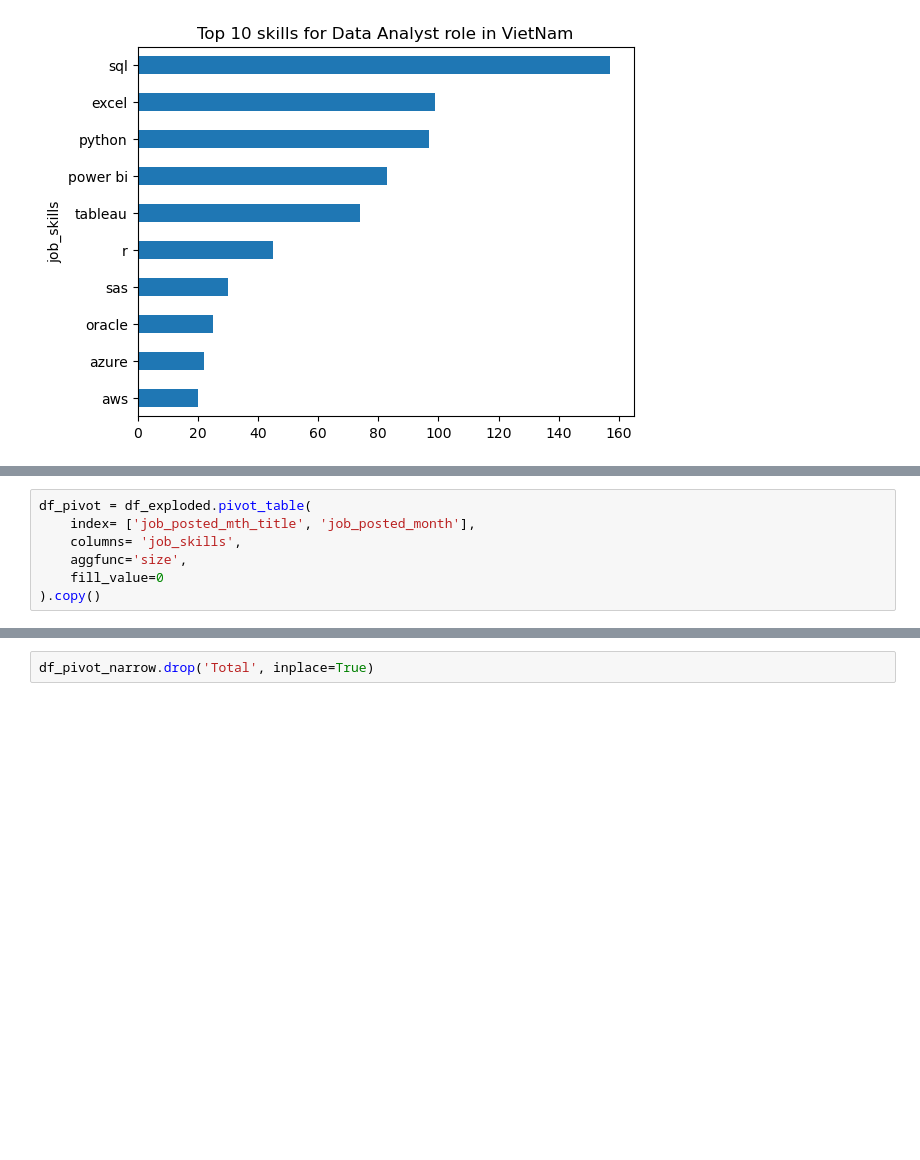
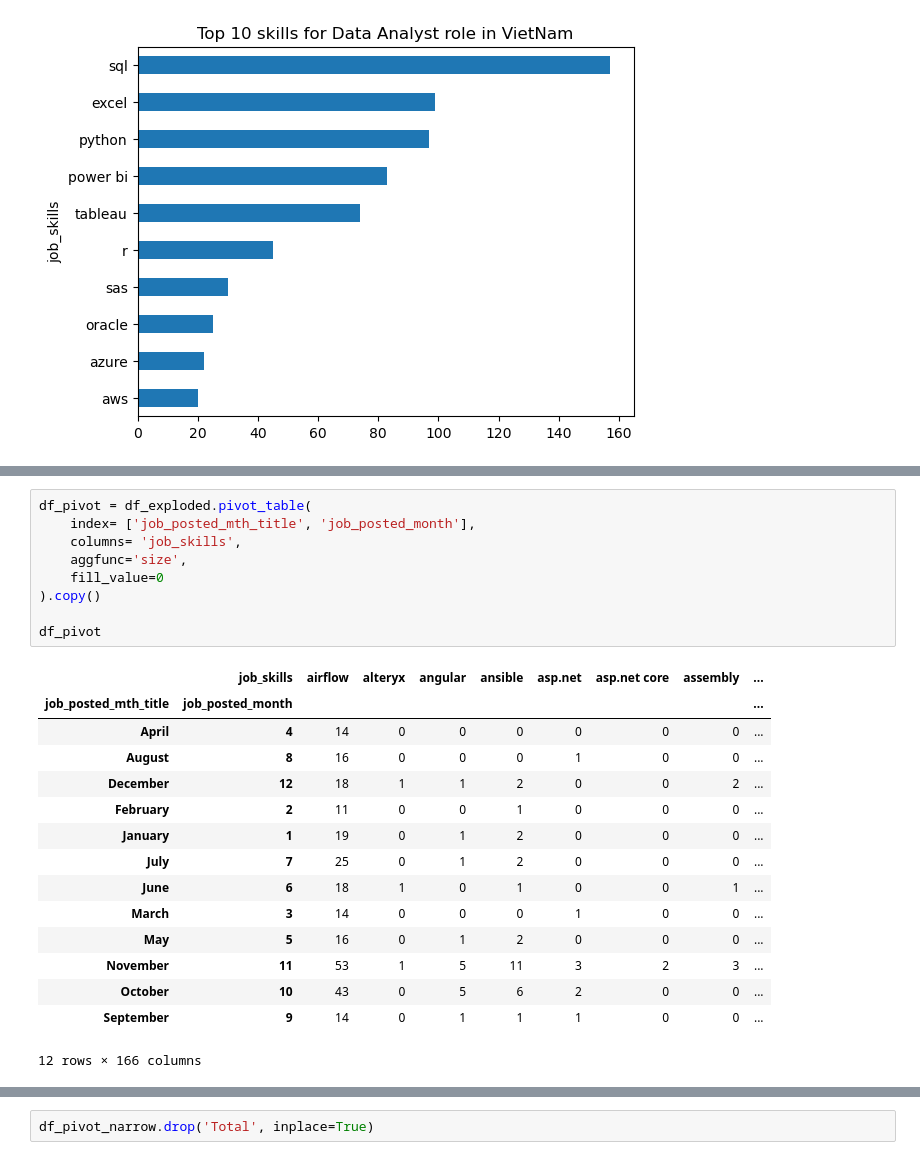
Before and after one commit to kunbox96/job-analysis, a Jupyter notebook: job_data.ipynb, the cells around one changed output, grey strips where cells are left out. Cells and saved outputs as stored; diff of their text form; blank space fills up the shorter version.

```diff
--- a/job_data.ipynb
+++ b/job_data.ipynb
@@ -358,9 +358,27 @@ df_vietnam.head(2)
 # %%
 df_pivot = df_exploded.pivot_table(
     index= ['job_posted_mth_title', 'job_posted_month'],
     columns= 'job_skills',
     aggfunc='size',
     fill_value=0
 ).copy()
+
+df_pivot
+# %% [output]
+|  | job_skills | airflow | alteryx | angular | ansible | asp.net | asp.net core | assembly | ... |
+| job_posted_mth_title | job_posted_month |  |  |  |  |  |  |  | ... |
+| April | 4 | 14 | 0 | 0 | 0 | 0 | 0 | 0 | ... |
+| August | 8 | 16 | 0 | 0 | 0 | 1 | 0 | 0 | ... |
+| December | 12 | 18 | 1 | 1 | 2 | 0 | 0 | 2 | ... |
+| February | 2 | 11 | 0 | 0 | 1 | 0 | 0 | 0 | ... |
+| January | 1 | 19 | 0 | 1 | 2 | 0 | 0 | 0 | ... |
+| July | 7 | 25 | 0 | 1 | 2 | 0 | 0 | 0 | ... |
+| June | 6 | 18 | 1 | 0 | 1 | 0 | 0 | 1 | ... |
+| March | 3 | 14 | 0 | 0 | 0 | 1 | 0 | 0 | ... |
+| May | 5 | 16 | 0 | 1 | 2 | 0 | 0 | 0 | ... |
+| November | 11 | 53 | 1 | 5 | 11 | 3 | 2 | 3 | ... |
+| October | 10 | 43 | 0 | 5 | 6 | 2 | 0 | 0 | ... |
+| September | 9 | 14 | 0 | 1 | 1 | 1 | 0 | 0 | ... |
+12 rows × 166 columns
 # %%
 df_pivot_sorted = df_pivot.sort_values(by='job_posted_month').droplevel('job_posted_month').copy()
```
Also changed, not shown: parts of 7 cells of this notebook.
